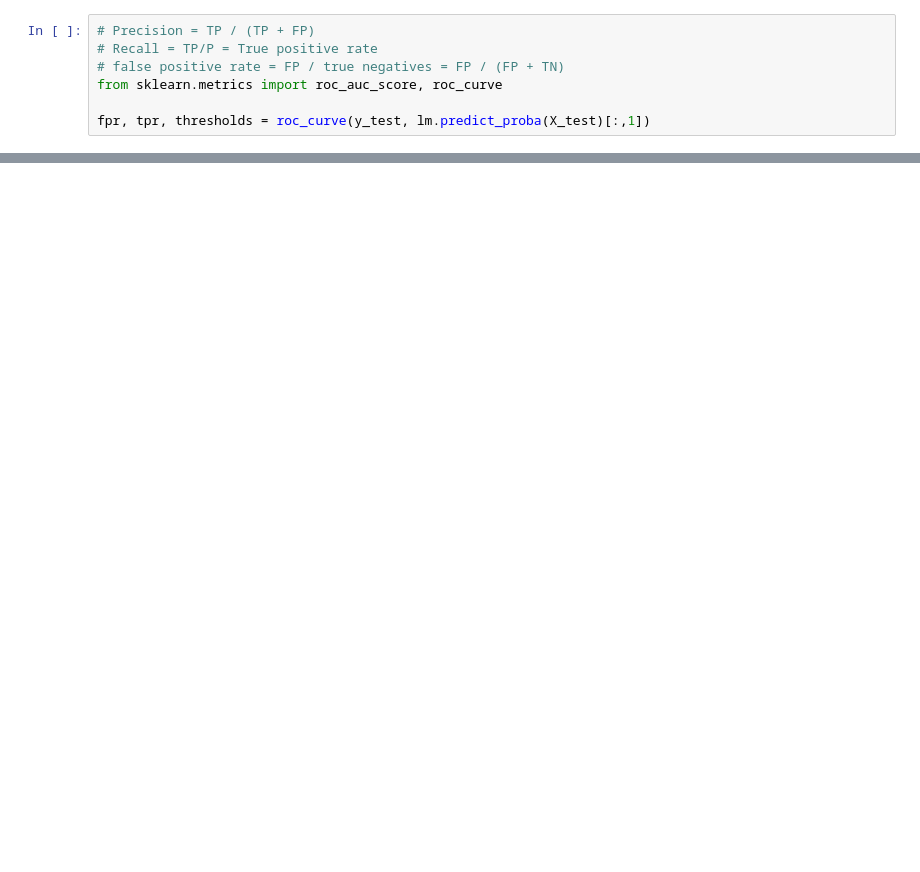
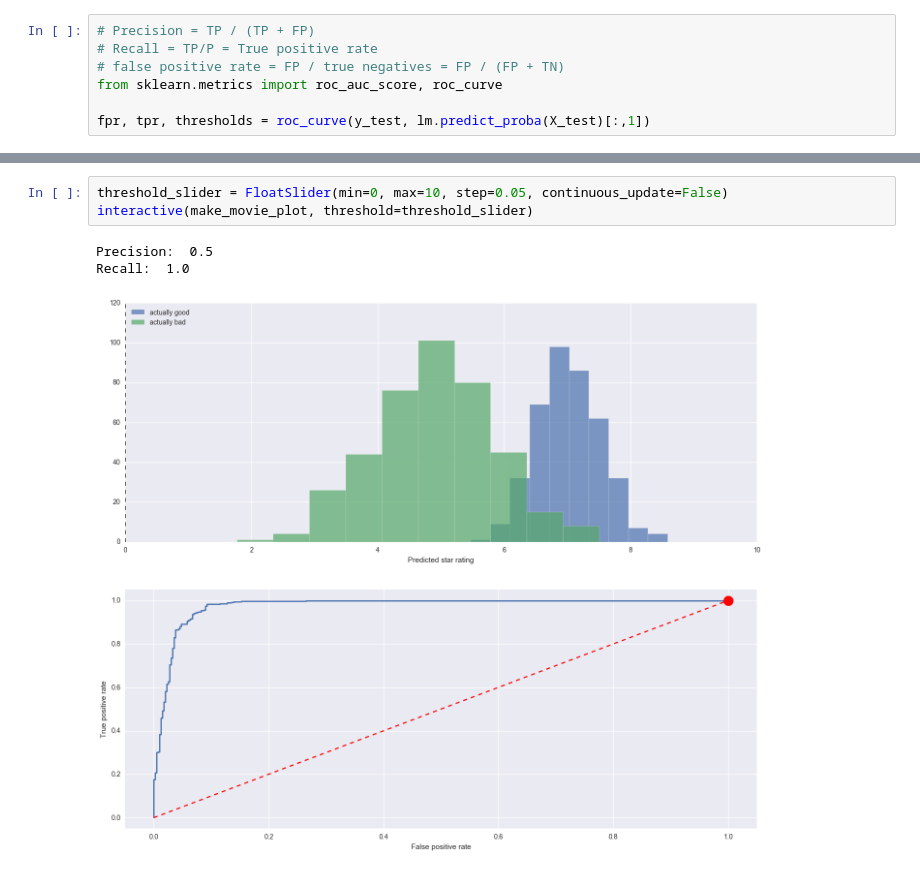
Before and after one commit to kiwidamien/my_metis_materials, a Jupyter notebook: accuracy_metrics/Accuracy_metrics.ipynb, the cells around one changed output, grey strips where cells are left out. Cells and saved outputs as stored; diff of their text form; blank space fills up the shorter version.

Commit message:
Added slider

```diff
--- a/accuracy_metrics/Accuracy_metrics.ipynb
+++ b/accuracy_metrics/Accuracy_metrics.ipynb
@@ -306,0 +437,7 @@ ROC AUC score =  0.966837692523
+# %%
+threshold_slider = FloatSlider(min=0, max=10, step=0.05, continuous_update=False)
+interactive(make_movie_plot, threshold=threshold_slider)
+# %% [output]
+Precision:  0.5
+Recall:  1.0
+[figure, added]
```
Also changed, not shown: parts of 30 cells of this notebook.
